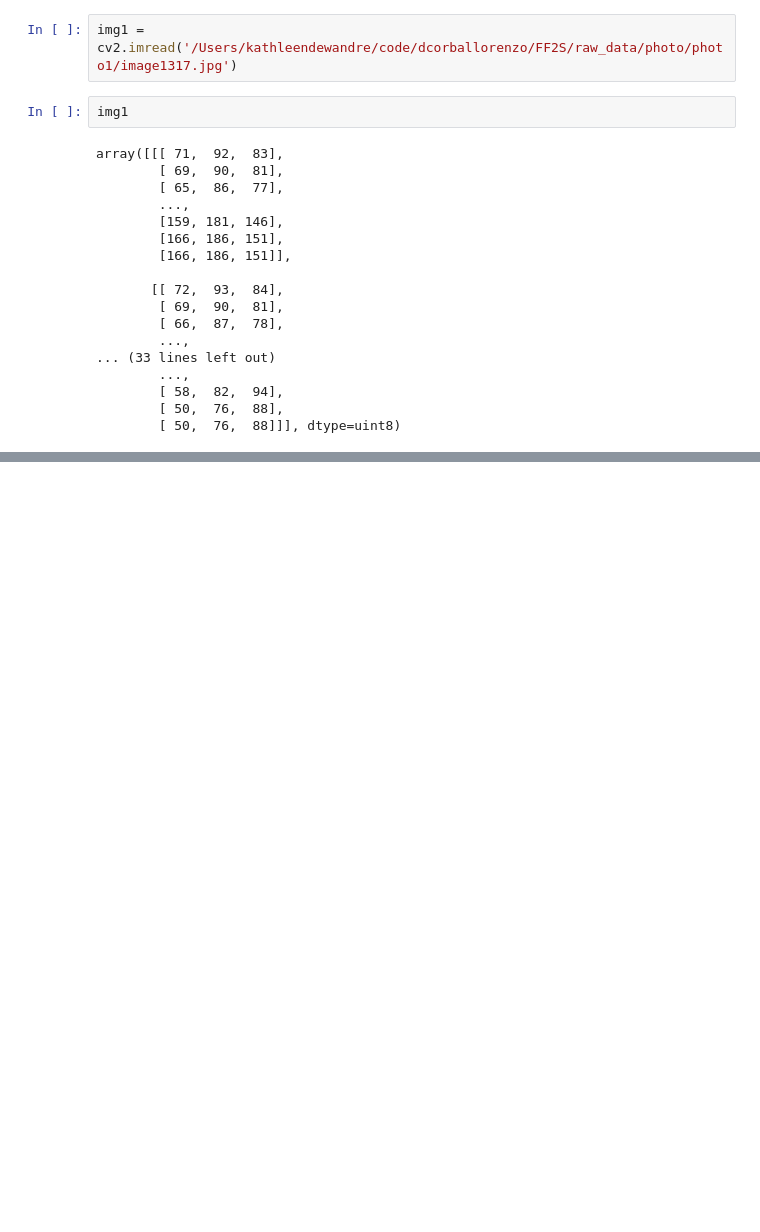
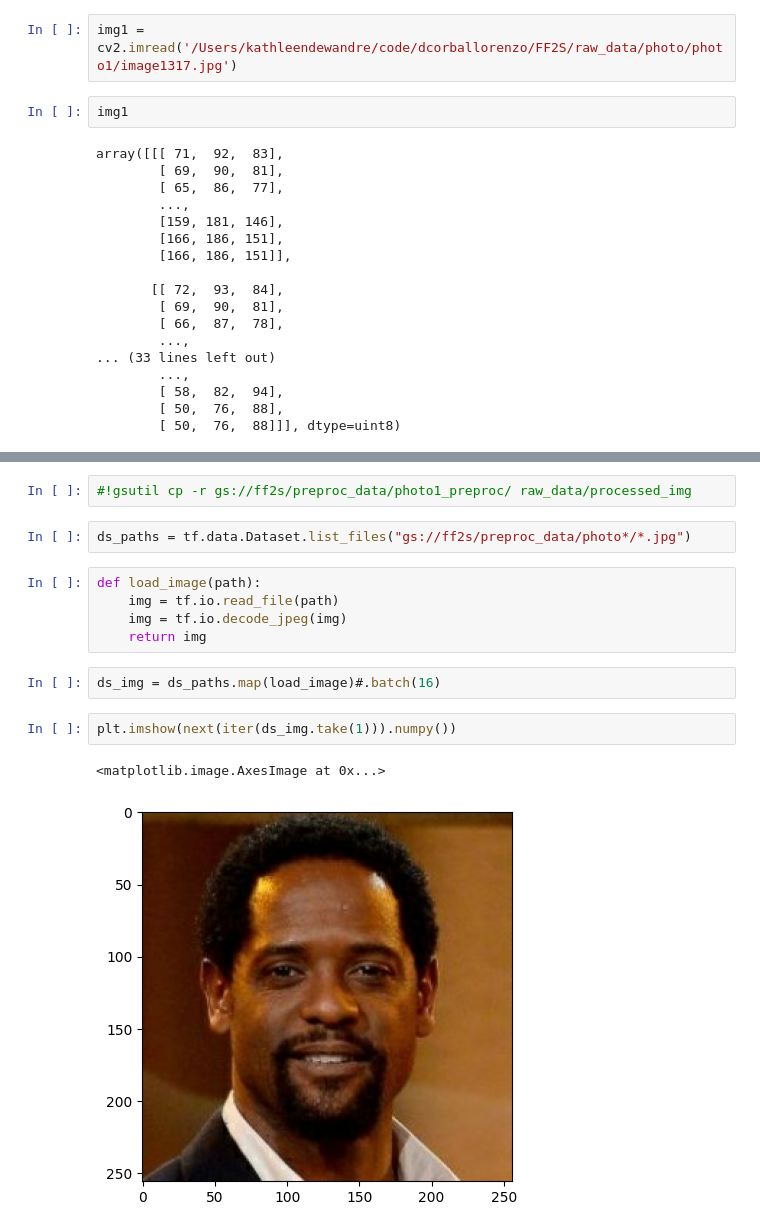
Before and after one commit to dcorballorenzo/FF2S, a Jupyter notebook: notebooks/nbkat.ipynb, the cells around one changed output, grey strips where cells are left out. Saved outputs shown, nothing was run; the diff lists cells and outputs as text; blank space fills up the shorter version.

```diff
--- a/notebooks/nbkat.ipynb
+++ b/notebooks/nbkat.ipynb
@@ -29,0 +44,16 @@ array([[[ 71,  92,  83],
+# %%
+#!gsutil cp -r gs://ff2s/preproc_data/photo1_preproc/ raw_data/processed_img
+# %%
+ds_paths = tf.data.Dataset.list_files("gs://ff2s/preproc_data/photo*/*.jpg")
+# %%
+def load_image(path):
+    img = tf.io.read_file(path)
+    img = tf.io.decode_jpeg(img)
+    return img
+# %%
+ds_img = ds_paths.map(load_image)#.batch(16)
+# %%
+plt.imshow(next(iter(ds_img.take(1))).numpy())
+# %% [output]
+<matplotlib.image.AxesImage at 0x...>
+[figure, added]
```
Also changed, not shown: parts of 4 cells of this notebook, 1 other file.
